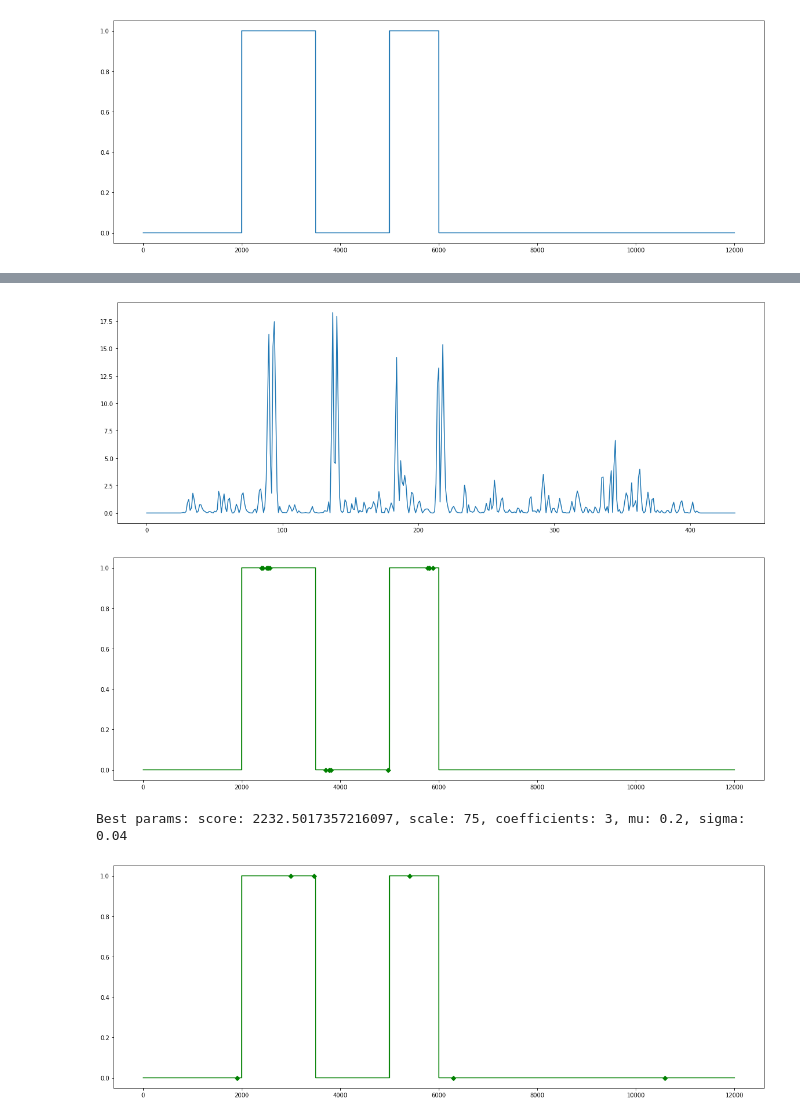
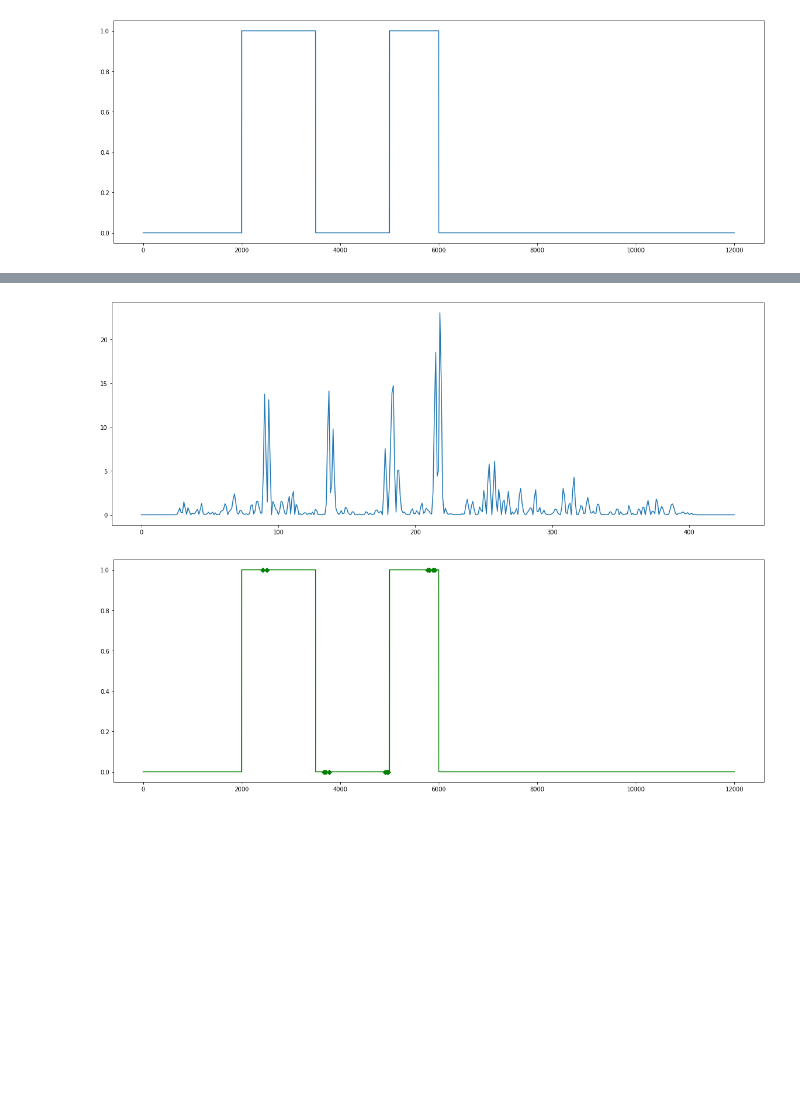
Before and after one commit to lorenz0890/sip_final, a Jupyter notebook: sip_final.ipynb, the cells around one changed output, grey strips where cells are left out. Drawn from its saved outputs; the diff is of its cells as text; code cells hidden in the pictures; blank space fills up the shorter version.

Commit message:
updadted threshold

```diff
--- a/sip_final.ipynb
+++ b/sip_final.ipynb
@@ -67,7 +67,7 @@ def gaussian_smoothening(signal, mu=0.0, sigma=0.05, sum_one=False, derivative =
     signal_amplitude = np.fft.ifftshift(signal_amplitude)
     signal_filtered = np.real(np.fft.ifft(signal_amplitude*signal_phase))
     return signal_filtered
-signal_filtered = gaussian_smoothening(signal, 0.0, 0.05, False, 0)
+signal_filtered = gaussian_smoothening(signal, 0.1, 0.05, False, 0)
 plt.figure(figsize=(20,7))
 plt.plot(signal_filtered)
 # %% [output]
@@ -123,5 +123,5 @@ for i in range(level):
 # %%
-#c)
+#Subtask c)
 def normalize(X):
     """
     Normalization without centering as defined by paper
@@ -150,68 +150,40 @@ def get_threshold(mu, sigma, sum_one, scale, kernel_sz):
 
 def simple_score(predicted_edges, true_edges, signal, sigma):
     """
-    Simple sliding window euclidean scorer for hyper param optimization.
-    Lower is better.
+    Simple sliding window euclidean scorer for hyper param optimization, lower is better.
     This is my own idea, works somwhat okay-ish.
+    Basically i am taking the euclidean distance of the sum of the predicted edges and the true edges
+    and then weight this by the difference of the number of found edges and true edges
+    and the difference in the indices of the predicted and true edges.
     """
     score = 0
     true_edges = np.array(true_edges)
     for i in range(len(predicted_edges)-len(true_edges)):
         window = np.array(predicted_edges[i:i+len(true_edges)])
         score += np.linalg.norm(window-true_edges)*np.linalg.norm(signal[window]-signal[true_edges])*i
     score = score*np.abs(len(true_edges)-(len(predicted_edges)))
     return score
 
 
 #First test of Algorithm with fixed hyper parameters
 coeffictients=4
 scale=60
 sigma = 0.05
 mu = 0.0
 
 X_0 = cD_list[coeffictients]
 Y_0 = scale_product(X_0, scale, mu, sigma, scale)
 t = get_threshold(mu, sigma, True, scale, scale)
 
 upscale_factor = int(len(signal)/len(Y_0))
 predicted_edges = list([int(upscale_factor*x) for x in (np.where(Y_0>t)[0])])
 plt.figure(figsize=(20,7))
 plt.plot(Y_0)
 plt.show()
 
 plt.figure(figsize=(20,7))
 plt.plot(signal, '-gD', markevery=predicted_edges)
 plt.show()
-
-#Simple grid search for hyper params
-#Calculation may take a while, up to a minute on my laptop
-best_score, best_scale, best_coefficients, best_predicted_edges = float('inf'), -1, -1, None
-best_mu, best_sigma = 0.0, 0.05
-sigmas = [0.02, 0.03, 0.04, 0.05, 0.1, 0.15]
-mus = [0.0, 0.05, 0.1, 0.15, 0.2, 0.3]
-for coefficients in range(0, len(cD_list)):
-    for scale in range(4,80):
-        for mu in mus:
-            for sigma in sigmas:
-                X_0 = cD_list[coefficients]
-                Y_0 = scale_product(X_0, scale, mu, True, scale)
-                t = get_threshold(mu, sigma, True, scale, scale)
-                upscale_factor = int(len(signal)/len(Y_0))
-                predicted_edges = list([int(upscale_factor*x) for x in (np.where(Y_0>t)[0])])
-                score = simple_score(predicted_edges, true_edges, signal, sigma)
-                if 0 < score < best_score:
-                    best_score, best_scale, best_coefficients = score, scale, coefficients
-                    best_mu, best_sigma = mu, sigma
-                    best_predicted_edges = predicted_edges
-
-
-print("Best params: score: {0}, scale: {1}, coefficients: {2}, mu: {3}, sigma: {4}".format(
-    best_score, best_scale, best_coefficients, best_mu, best_sigma))
-plt.figure(figsize=(20,7))
-plt.plot(signal, '-gD', markevery=best_predicted_edges)
-plt.show()
 # %% [output]
-[figure, old version]
+[figure, new version]
 [figure]
-Best params: score: 2232.5017357216097, scale: 75, coefficients: 3, mu: 0.2, sigma: 0.04
-[figure, removed]
```
Also changed, not shown: parts of 5 cells of this notebook.
